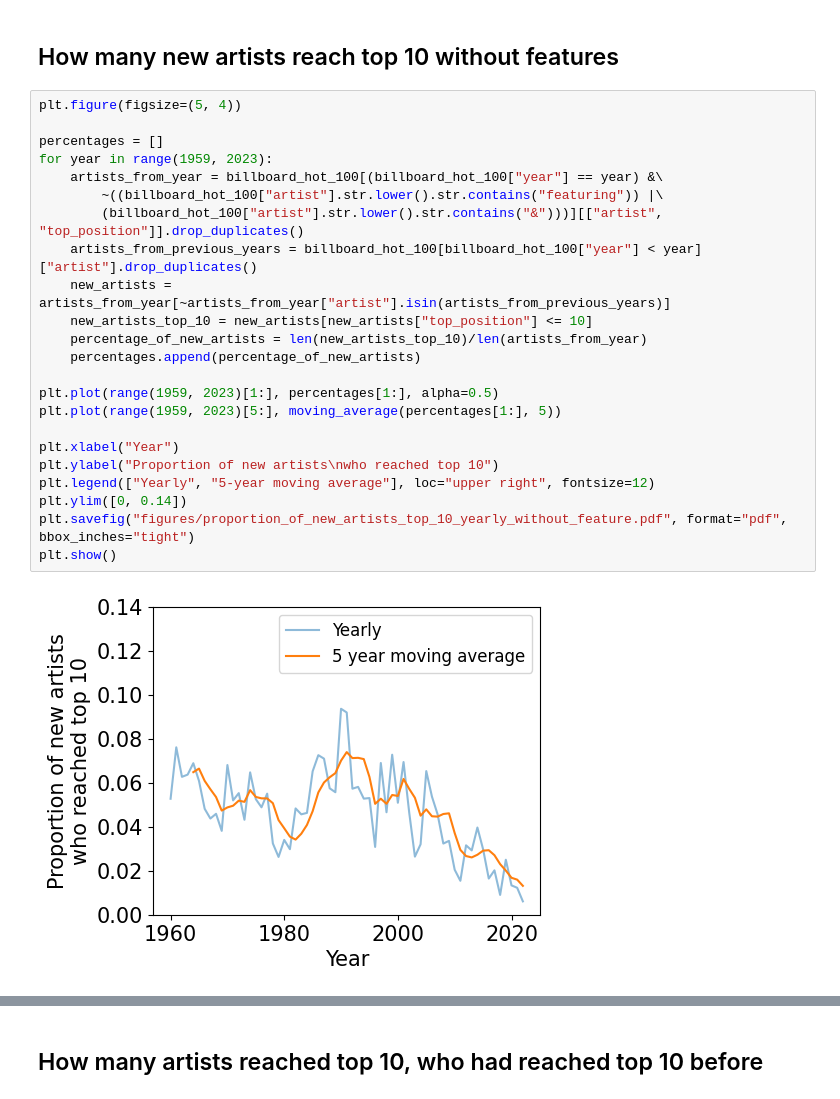
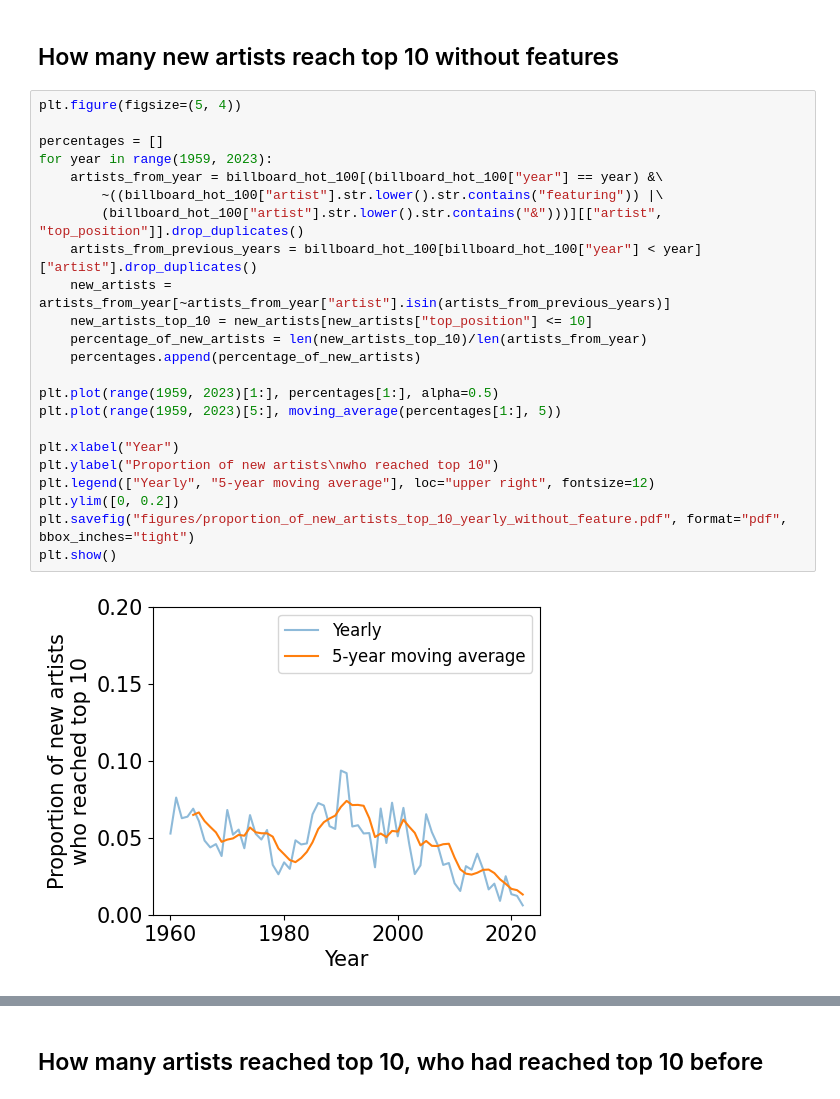
Before and after one commit to martalech/pop_charts_dynamics, a Jupyter notebook: ranking_dynamics_analysis.ipynb, the cells around one changed output, grey strips where cells are left out. Saved outputs shown, nothing was run; the diff lists cells and outputs as text.

```diff
--- a/ranking_dynamics_analysis.ipynb
+++ b/ranking_dynamics_analysis.ipynb
@@ -573,25 +575,25 @@ plt.show()
 # %%
 plt.figure(figsize=(5, 4))
 
 percentages = []
 for year in range(1959, 2023):
     artists_from_year = billboard_hot_100[(billboard_hot_100["year"] == year) &\
         ~((billboard_hot_100["artist"].str.lower().str.contains("featuring")) |\
         (billboard_hot_100["artist"].str.lower().str.contains("&")))][["artist", "top_position"]].drop_duplicates()
     artists_from_previous_years = billboard_hot_100[billboard_hot_100["year"] < year]["artist"].drop_duplicates()
     new_artists = artists_from_year[~artists_from_year["artist"].isin(artists_from_previous_years)]
     new_artists_top_10 = new_artists[new_artists["top_position"] <= 10]
     percentage_of_new_artists = len(new_artists_top_10)/len(artists_from_year)
     percentages.append(percentage_of_new_artists)
 
 plt.plot(range(1959, 2023)[1:], percentages[1:], alpha=0.5)
 plt.plot(range(1959, 2023)[5:], moving_average(percentages[1:], 5))
 
 plt.xlabel("Year")
 plt.ylabel("Proportion of new artists\nwho reached top 10")
 plt.legend(["Yearly", "5-year moving average"], loc="upper right", fontsize=12)
-plt.ylim([0, 0.14])
+plt.ylim([0, 0.2])
 plt.savefig("figures/proportion_of_new_artists_top_10_yearly_without_feature.pdf", format="pdf", bbox_inches="tight")
 plt.show()
 # %% [output]
-[figure, old version]
+[figure, new version]
```
Also changed, not shown: parts of 6 cells of this notebook, 6 other files.
